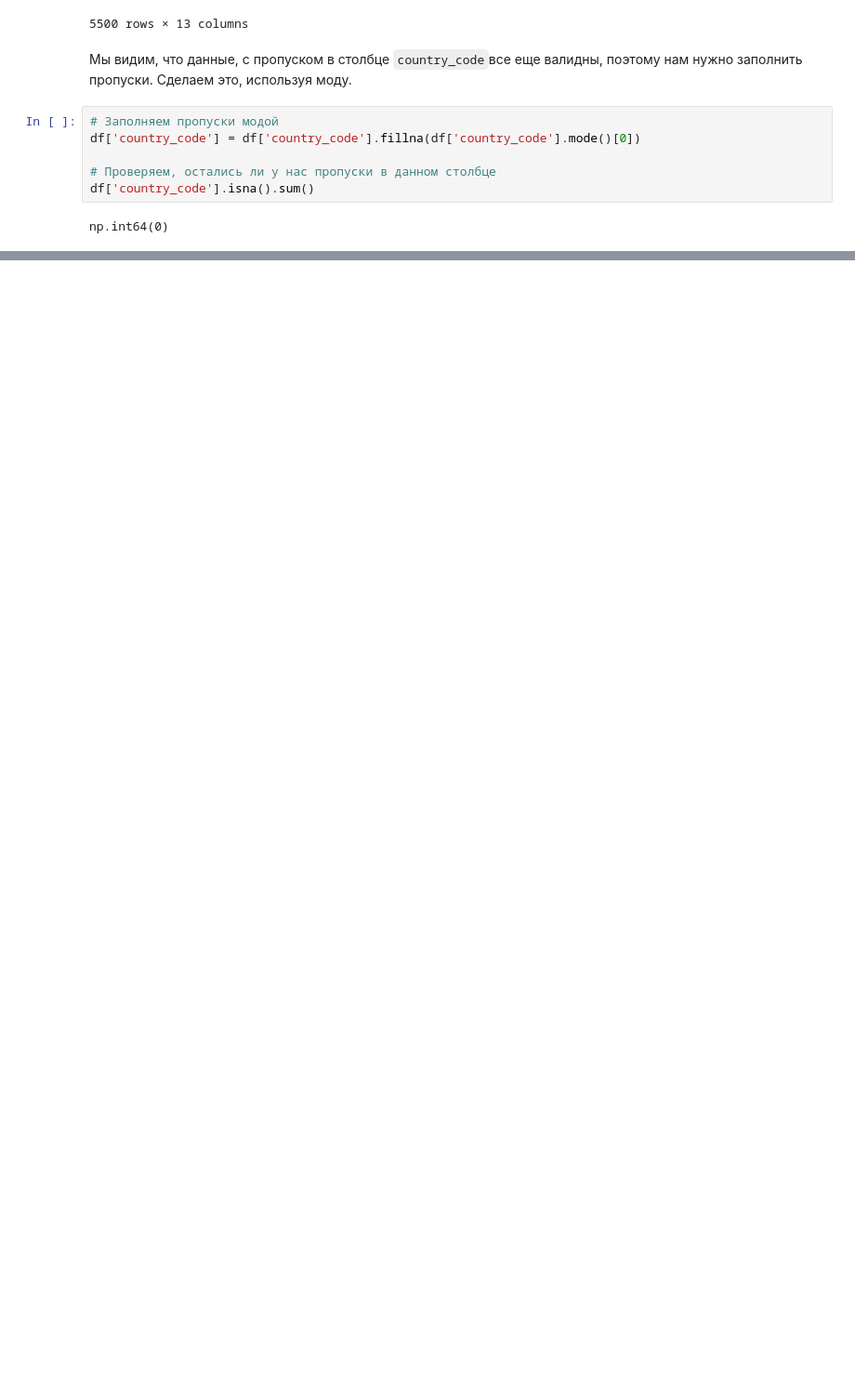
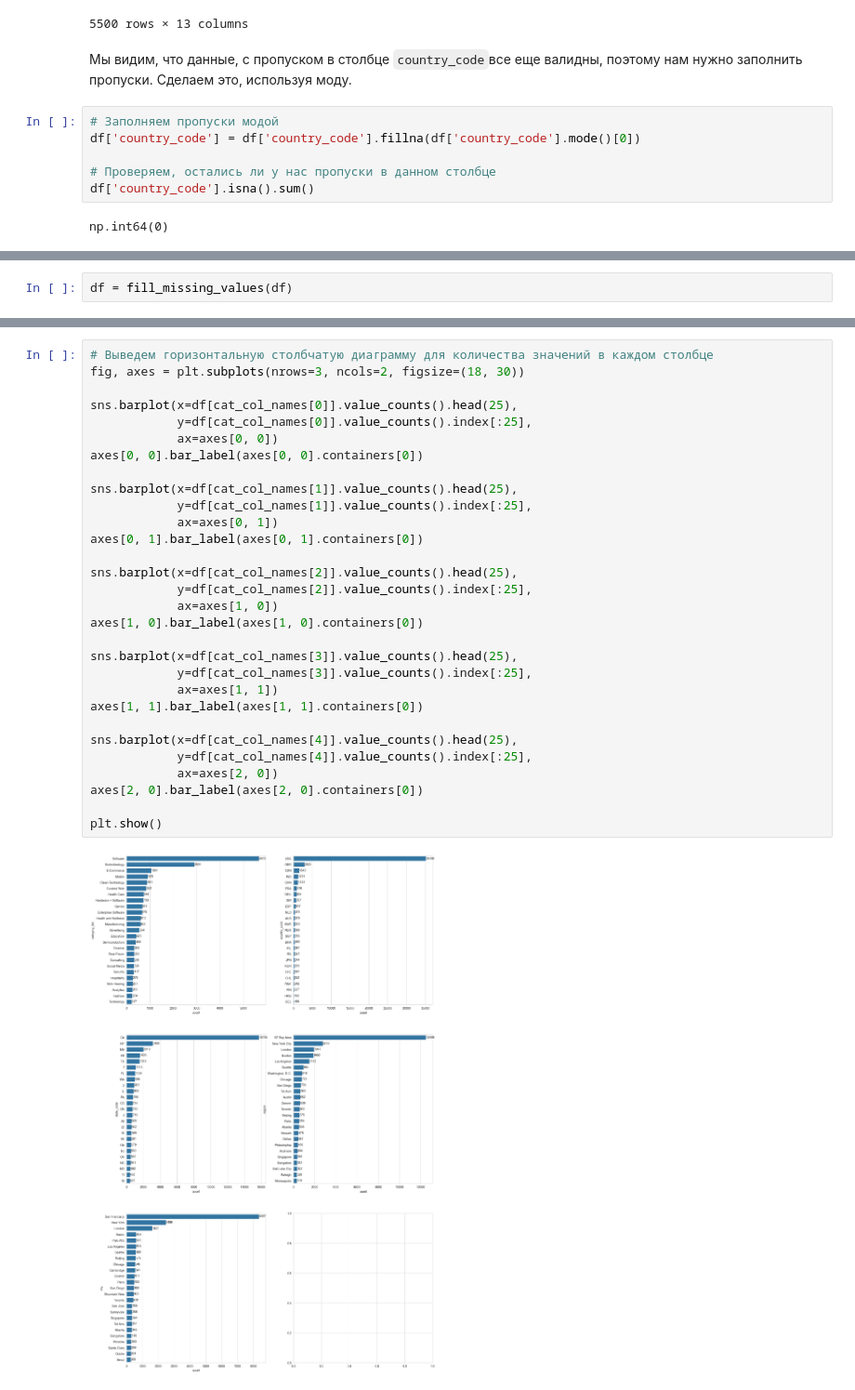
Before and after one commit to Moncervers/startup_closure_prediction, a Jupyter notebook: startup_close_prediction.ipynb, the cells around one changed output, grey strips where cells are left out. Shown at 93% size. Drawn from its saved outputs; the diff is of its cells as text; blank space fills up the shorter version.

```diff
--- a/startup_close_prediction.ipynb
+++ b/startup_close_prediction.ipynb
@@ -306,0 +383,2 @@ np.int64(0)
+# %%
+df = fill_missing_values(df)
@@ -306,0 +503,32 @@ np.int64(0)
+# %%
+# Выведем горизонтальную столбчатую диаграмму для количества значений в каждом столбце
+fig, axes = plt.subplots(nrows=3, ncols=2, figsize=(18, 30))
+
+sns.barplot(x=df[cat_col_names[0]].value_counts().head(25),
+            y=df[cat_col_names[0]].value_counts().index[:25],
+            ax=axes[0, 0])
+axes[0, 0].bar_label(axes[0, 0].containers[0])
+
+sns.barplot(x=df[cat_col_names[1]].value_counts().head(25),
+            y=df[cat_col_names[1]].value_counts().index[:25],
+            ax=axes[0, 1])
+axes[0, 1].bar_label(axes[0, 1].containers[0])
+
+sns.barplot(x=df[cat_col_names[2]].value_counts().head(25),
+            y=df[cat_col_names[2]].value_counts().index[:25],
+            ax=axes[1, 0])
+axes[1, 0].bar_label(axes[1, 0].containers[0])
+
+sns.barplot(x=df[cat_col_names[3]].value_counts().head(25),
+            y=df[cat_col_names[3]].value_counts().index[:25],
+            ax=axes[1, 1])
+axes[1, 1].bar_label(axes[1, 1].containers[0])
+
+sns.barplot(x=df[cat_col_names[4]].value_counts().head(25),
+            y=df[cat_col_names[4]].value_counts().index[:25],
+            ax=axes[2, 0])
+axes[2, 0].bar_label(axes[2, 0].containers[0])
+
+plt.show()
+# %% [output]
+[figure, added]
```
Also changed, not shown: parts of 29 cells of this notebook.
